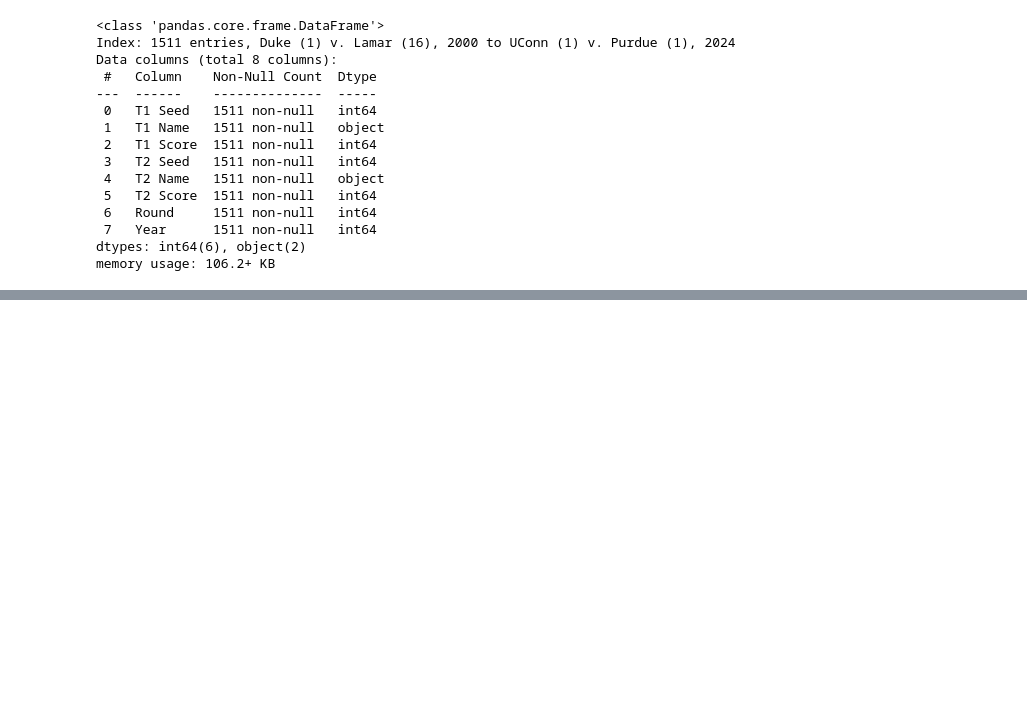
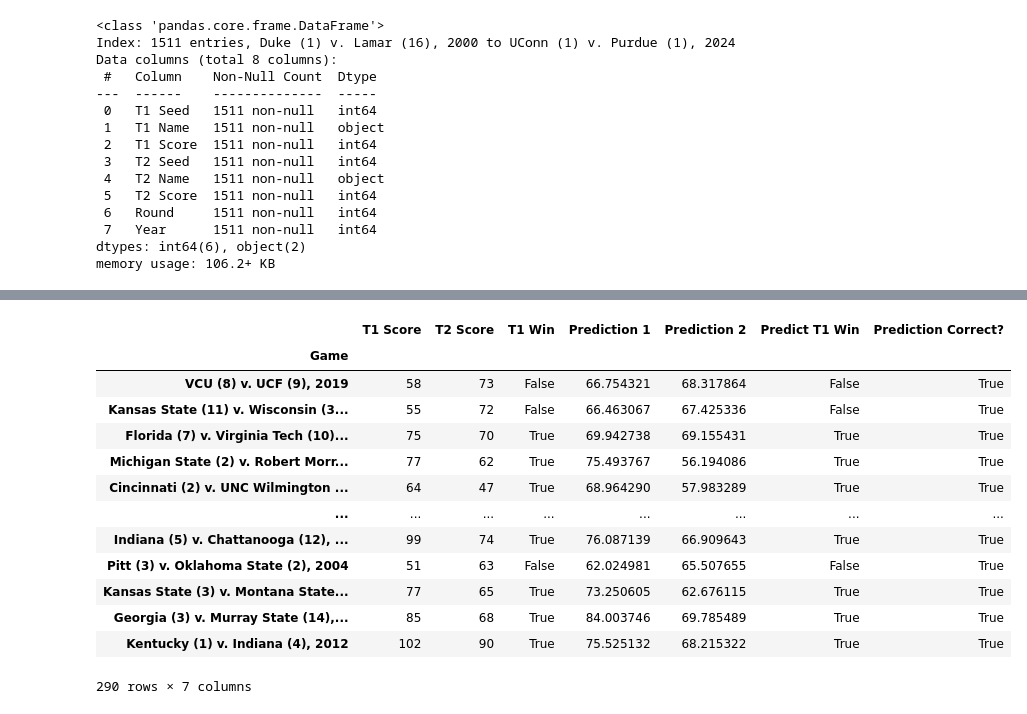
Before and after one commit to BARATZL/march-madness-supML, a Jupyter notebook: NCAAMB_ML.ipynb, the cells around one changed output, grey strips where cells are left out. Cells and saved outputs as stored; diff of their text form; code cells hidden in the pictures; blank space fills up the shorter version.

```diff
--- a/NCAAMB_ML.ipynb
+++ b/NCAAMB_ML.ipynb
@@ -899,0 +967,10 @@ unmatched_school
+# %%
+from sklearn.model_selection import RandomizedSearchCV
+param_dist = {
+    'max_depth': np.arange(1, 20),
+    'n_estimators': np.arange(100, 500, 100),
+    'min_samples_leaf': np.arange(1, 20)
+}
+
+RandomizedSearchCV = RandomizedSearchCV(RandomForestRegressor(),param_dist,n_iter=10,cv=2,random_state=1,n_jobs=-1)
+RandomizedSearchCV.fit(X_train_prepd,y_train)
@@ -899,0 +985,25 @@ unmatched_school
+# %%
+opt_pred = RandomizedSearchCV.best_estimator_.predict(X_test_prepd)
+
+sec_test_scores = y_test.copy()
+sec_test_scores["T1 Win"] = sec_test_scores["T1 Score"] > sec_test_scores["T2 Score"]
+sec_test_scores["Prediction 1"] = [row[0] for row in opt_pred]
+sec_test_scores["Prediction 2"] = [row[1] for row in opt_pred]
+sec_test_scores["Predict T1 Win"] = sec_test_scores["Prediction 1"] > sec_test_scores["Prediction 2"]
+sec_test_scores["Prediction Correct?"] = sec_test_scores["Predict T1 Win"] == sec_test_scores["T1 Win"]
+sec_test_scores
+# %% [output]
+|  | T1 Score | T2 Score | T1 Win | Prediction 1 | Prediction 2 | Predict T1 Win | Prediction Correct? |
+| Game |  |  |  |  |  |  |  |
+| VCU (8) v. UCF (9), 2019 | 58 | 73 | False | 66.754321 | 68.317864 | False | True |
+| Kansas State (11) v. Wisconsin (3... | 55 | 72 | False | 66.463067 | 67.425336 | False | True |
+| Florida (7) v. Virginia Tech (10)... | 75 | 70 | True | 69.942738 | 69.155431 | True | True |
+| Michigan State (2) v. Robert Morr... | 77 | 62 | True | 75.493767 | 56.194086 | True | True |
+| Cincinnati (2) v. UNC Wilmington ... | 64 | 47 | True | 68.964290 | 57.983289 | True | True |
+| ... | ... | ... | ... | ... | ... | ... | ... |
+| Indiana (5) v. Chattanooga (12), ... | 99 | 74 | True | 76.087139 | 66.909643 | True | True |
+| Pitt (3) v. Oklahoma State (2), 2004 | 51 | 63 | False | 62.024981 | 65.507655 | False | True |
+| Kansas State (3) v. Montana State... | 77 | 65 | True | 73.250605 | 62.676115 | True | True |
+| Georgia (3) v. Murray State (14),... | 85 | 68 | True | 84.003746 | 69.785489 | True | True |
+| Kentucky (1) v. Indiana (4), 2012 | 102 | 90 | True | 75.525132 | 68.215322 | True | True |
+290 rows × 7 columns
```
Also changed, not shown: parts of 24 cells of this notebook.
